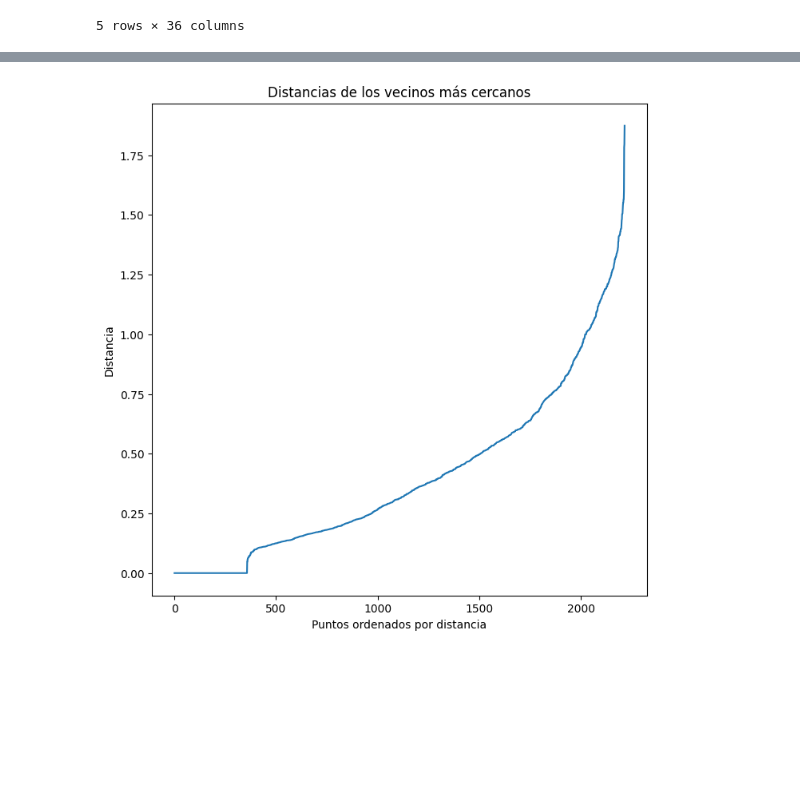
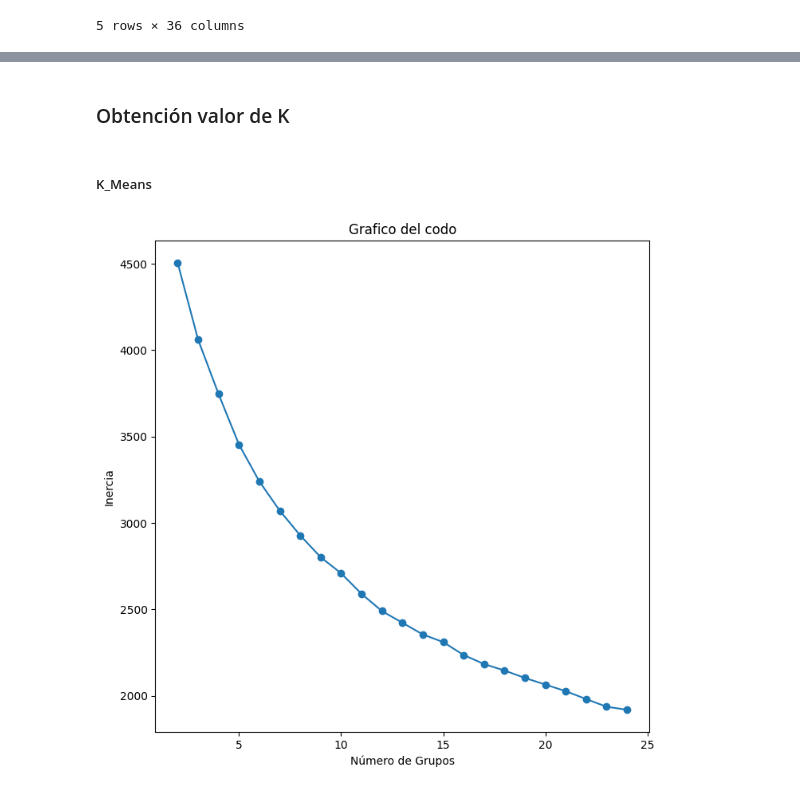
Before and after one commit to DavidBetancurRamirez/ComputacionCientifica, a Jupyter notebook: agrupamiento/caso1/caso1_agrupamiento.ipynb, the cells around one changed output, grey strips where cells are left out. Saved outputs shown, nothing was run; the diff lists cells and outputs as text; code cells hidden in the pictures; blank space fills up the shorter version.

```diff
--- a/agrupamiento/caso1/caso1_agrupamiento.ipynb
+++ b/agrupamiento/caso1/caso1_agrupamiento.ipynb
@@ -315,0 +314,3 @@ ColumnTransformer(remainder='passthrough',
+# %%
+num_transformer = Pipeline(steps = [('scaler', MinMaxScaler())])
+cat_transformer = Pipeline(steps = [('encoder', OneHotEncoder())])
@@ -369,21 +379,0 @@ plt.show()
-# %%
-
-range_k = range (10,16)
-sil_score = []
-for n_clusters in range_k:
-    kmeans_model = KMeans(n_clusters=n_clusters,
-                         n_init=20,
-                         random_state=123)
-
-    kmeans_model.fit(data_pro)
-    cluster_label = kmeans_model.fit_predict(data_pro)
-    sil_avg = silhouette_score(data_pro,cluster_label)
-    sil_score.append(sil_avg)
-
-
-plt.figure(figsize=(8,8))
-plt.plot(range_k,sil_score,marker = 'o')
-plt.title('Grafico de Silhouette')
-plt.xlabel('Numero de grupos')
-plt.ylabel('Indice Silhouette')
-plt.show()
@@ -443,19 +380,4 @@ dibujarDendrograma(h_clust_avg, color_threshold=0)
-# %%
-#BDScan
-from sklearn.cluster import DBSCAN
-from sklearn.neighbors import NearestNeighbors
-from itertools import product
-
-neighbors = NearestNeighbors(n_neighbors=3)
-neighbors_fit = neighbors.fit(data_pro)
-distances, indices = neighbors_fit.kneighbors(data_pro)
-distances = np.sort(distances, axis=0)
-distances = distances[:,1]
-plt.figure(figsize=(8, 8))
-plt.plot(distances)
-plt.title('Distancias de los vecinos más cercanos')
-plt.xlabel('Puntos ordenados por distancia')
-plt.ylabel('Distancia')
-plt.show()
-# %% [output]
-[figure, removed]
+# %% [markdown]
+### Obtención valor de K
+# %% [markdown]
+##### K_Means
@@ -461,0 +387,18 @@ plt.show()
+# %%
+# Buscar el valor de K
+rango_k = range(2, 25)
+inercia = []
+
+for n_clusters in rango_k:
+  kmeans_model = KMeans(n_clusters = n_clusters, n_init = 20)
+  kmeans_model.fit(data_pro)
+  inercia.append(kmeans_model.inertia_)
+
+plt.figure(figsize=(8, 8))
+plt.plot(rango_k, inercia, marker='o')
+plt.title('Grafico del codo')
+plt.xlabel('Número de Grupos')
+plt.ylabel('Inercia')
+plt.show()
+# %% [output]
+[figure, added]
```
Also changed, not shown: parts of 42 cells of this notebook, 1 other file.
